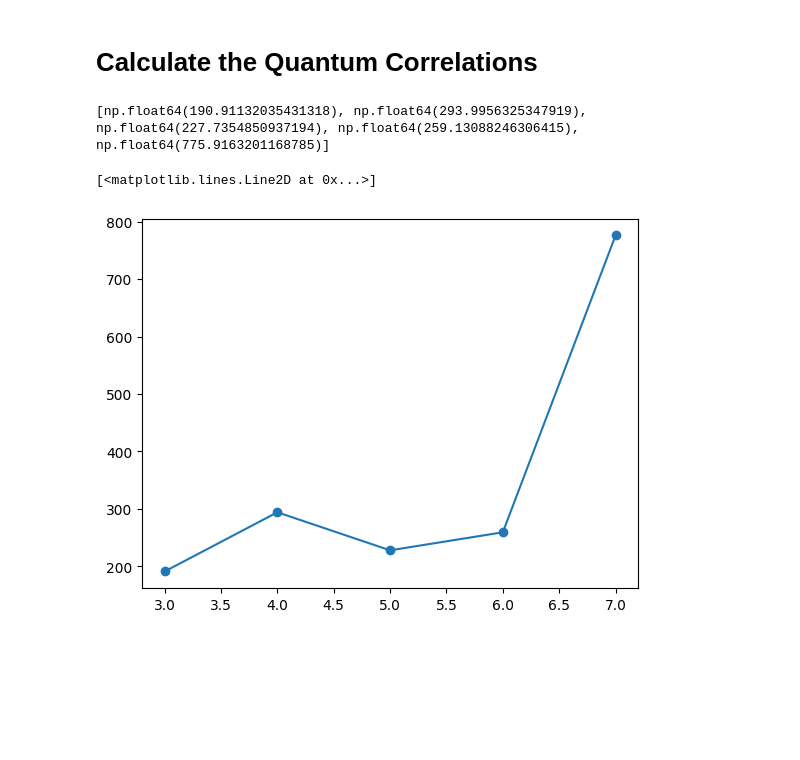
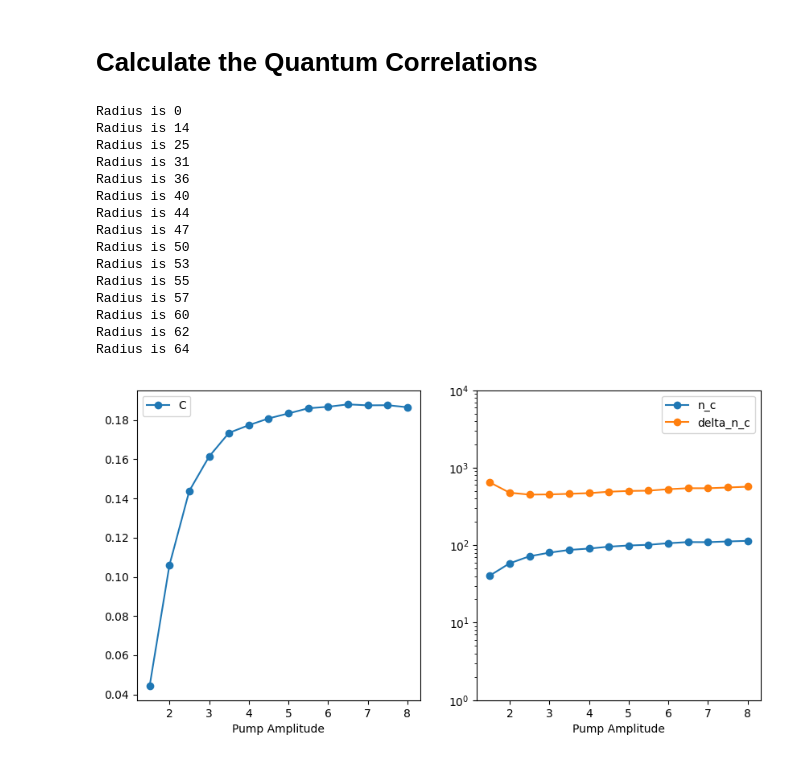
Before and after one commit to Schumacher-Group-UPB/PULSE, a Jupyter notebook: examples/example_3/example.ipynb, the cells around one changed output. Saved outputs shown, nothing was run; the diff lists cells and outputs as text; code cells hidden in the pictures; blank space fills up the shorter version.

```diff
--- a/examples/example_3/example.ipynb
+++ b/examples/example_3/example.ipynb
@@ -221,18 +252,38 @@ ax.legend()
 # %%
 correlations = []
 
-for amp, current in b_cache.items():
+def get_center_circle(data, radius = None, threshold=10):
+    center = data.shape[0]//2
+    # Find radius
+    if radius is None:
+        radius = 1
+        for i in range(center):
+            if np.abs(data[center,center+i]) < threshold:
+                radius = i
+                break
+        print(f"Radius is {radius}")
+    result = []
+    for i in range(center-radius, center+radius):
+        for j in range(center-radius, center+radius):
+            if (i-center)**2 + (j-center)**2 < radius**2:
+                result.append(data[i,j])
+    return np.array(result), radius
 
-    simulations = len(current)
+for amp, (psi,fft,fft2) in sorted(results.items(), key=lambda x: x[0]):
+
+    b,radius = get_center_circle(fft)
+    b2,_ = get_center_circle(fft2, radius = radius)
+
+    N = np.prod(b.shape)
 
     # Expectation
-    n_c = np.sum( np.abs(current)**2 )/simulations
+    n_c = np.sum( b-0.5 )/N
 
     # Variance
-    delta_nc = np.sum( np.abs(current)**4 )/simulations - np.sum( np.abs(current)**2 ) / simulations - n_c**2
+    delta_nc = np.sum( b2 - b )/N - np.sum( (b - 0.5)**2 )/N
 
     # Calculate C according to https://journals.aps.org/prxquantum/pdf/10.1103/PRXQuantum.2.030320
-    alpha02 = np.sqrt( -delta_nc + n_c + n_c**2 )
+    alpha02 = np.sqrt( n_c + n_c**2 - delta_nc )
     nbar = n_c - alpha02
     factor = (2*alpha02/((nbar+1)**2 - nbar**2))
     I = besselfunction(0, factor)
@@ -241,11 +292,37 @@ for amp, current in b_cache.items():
     #print(f"Amp: {amp}")
     #print(f"Quantum Correlation\n    {I = }\n    {factor = }\n    {nbar = }\n    {alpha02 = }\n    {n_c = }\n    {delta_nc = }")
     #print(f"C = {C}")
-    correlations.append(C)
+    correlations.append([C, n_c, delta_nc])
+
+correlations = np.array(correlations)
+# %% [output]
+Radius is 0
+Radius is 14
+Radius is 25
+Radius is 31
+Radius is 36
+Radius is 40
+Radius is 44
+Radius is 47
+Radius is 50
+Radius is 53
+Radius is 55
+Radius is 57
+Radius is 60
+Radius is 62
+Radius is 64
-# %%
-print(correlations)
-plt.plot(pump_amps, correlations, "o-")
-# %% [output]
-[np.float64(190.91132035431318), np.float64(293.9956325347919), np.float64(227.7354850937194), np.float64(259.13088246306415), np.float64(775.9163201168785)]
-[<matplotlib.lines.Line2D at 0x...>]
-[figure, removed]
+# %%
+fig,axes = plt.subplots(1,2,figsize=(10,5))
+
+axes[0].plot(pump_amps, correlations[:,0], "o-", label="C")
+axes[1].plot(pump_amps, correlations[:,1], "o-", label="n_c")
+axes[1].plot(pump_amps, correlations[:,2], "o-", label="delta_n_c")
+
+axes[1].set_yscale("log")
+axes[1].set_ylim(1,1E4)
+
+for ax in axes:
+    ax.set_xlabel("Pump Amplitude")
+    ax.legend()
+# %% [output]
+[figure, added]
```
Also changed, not shown: parts of 9 cells of this notebook, 3 other files.
